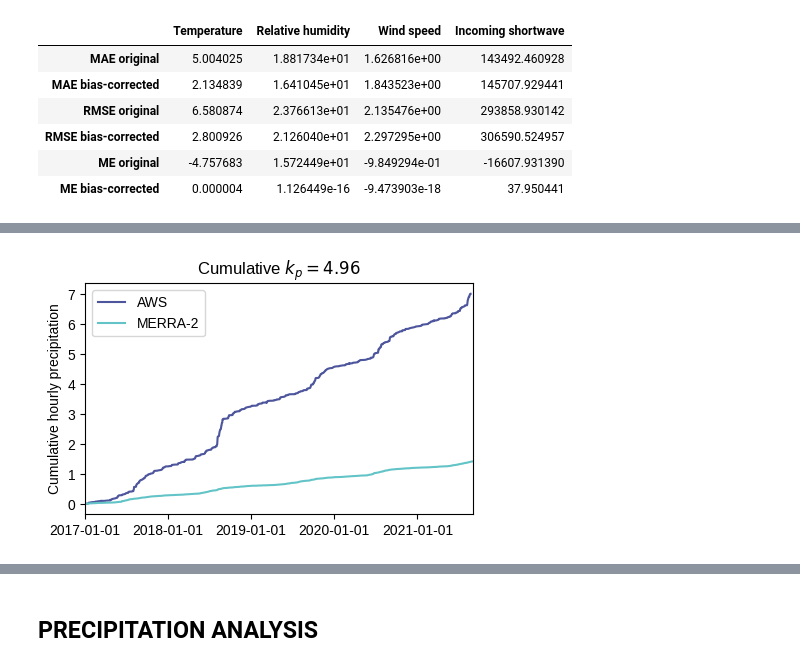
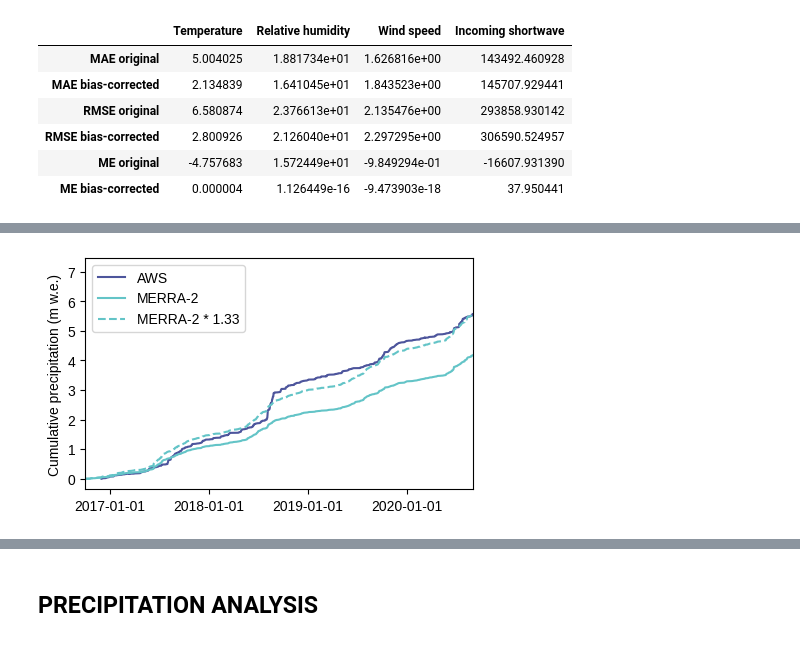
Before and after one commit to clairevwilson/PEBSI, a Jupyter notebook: figs_climate.ipynb, the cells around one changed output, grey strips where cells are left out. Drawn from its saved outputs; the diff is of its cells as text; code cells hidden in the pictures.

Commit message:
figure edits

```diff
--- a/figs_climate.ipynb
+++ b/figs_climate.ipynb
@@ -619,9 +646,9 @@ df
 | ME original | -4.757683 | 1.572449e+01 | -9.849294e-01 | -16607.931390 |
 | ME bias-corrected | 0.000004 | 1.126449e-16 | -9.473903e-18 | 37.950441 |
 # %%
-ds = xr.open_dataarray(fn_MERRA.replace('VAR','PRECTOTCORR')).sel(lat=lat,lon=lon)
+ds = xr.open_dataarray(fn_MERRA.replace('VAR','PRECTOTCORR')).sel(lat=lat,lon=lon)*3600 / 1000
 df = pd.read_csv(fn_nunatak,index_col='UTC_time', parse_dates=True)[['Precip_Weighing_Incremental', 'Precip_Disdrometer_Incremental']].astype(float)
-df = df.loc[pd.to_datetime('2017-01-01'):pd.to_datetime('2021-09-01')]
+df = df.loc[pd.to_datetime('2016-10-01'):pd.to_datetime('2021-10-01')]
 # nunatak['Precip_Weighing_Incremental'] = nunatak['Precip_Weighing_Incremental'].fillna(nunatak['Precip_Disdrometer_Incremental'] * 1.48)
 # df.fillna({'Precip_Weighing_Incremental':df['Precip_Disdrometer_Incremental']*1.48},inplace=True)
 print(df.index + pd.Timedelta(minutes=30))
@@ -636,21 +663,27 @@ ds = ds*(1+0.000130*(1725-1232))
 ds = ds.sel(time=df.index + pd.Timedelta(minutes=30))
 
 fig, (ax1) = plt.subplots(figsize=(5, 3))
+years = df['Precip_Weighing_Incremental'].resample('YS-OCT').sum().index
 ax1.plot(df.index, df['Precip_Weighing_Incremental'].cumsum() / 1000, c='#4D559C', label='AWS')
-ax1.plot(df.index, ds.cumsum().values, label='MERRA-2',c='#63c4c7')
-ax1.set_ylabel('Cumulative hourly precipitation')
-ax1.set_xlim(pd.to_datetime('2017-01-01'), pd.to_datetime('2021-09-01'))
-kp = df['Precip_Weighing_Incremental'].sum() / 1000 / ds.sum()
+
+kp = df['Precip_Weighing_Incremental'].sum() / ds.sum().values / 1000
+
+ax1.plot(ds.time, ds.cumsum().values, label='MERRA-2',c='#63c4c7')
+ax1.plot(ds.time, ds.cumsum().values*kp, label=f'MERRA-2 * {kp:.2f}',linestyle='--', c='#63c4c7')
+
+ax1.set_ylabel('Cumulative precipitation (m w.e.)')
+ax1.set_xlim(pd.to_datetime('2016-10-01'), pd.to_datetime('2021-09-01'))
+kp = df['Precip_Weighing_Incremental'].sum() / ds.sum() / 1000
 
 ax1.legend()
-ax1.set_title(f'Cumulative $k_p={kp:.2f}$')
 # ax1.xaxis.set_major_formatter(mpl.dates.DateFormatter('%Y '))
-ax1.set_xticks(pd.date_range('2017-01-01','2021-09-01',freq='YS'))
+ax1.set_xticks(pd.date_range('2016-10-01','2020-09-01',freq='YS'))
+ax1.set_xlim(pd.to_datetime('2016-10-01'),pd.to_datetime('2020-09-01'))
 
 # kp = np.cumsum(df['Precip_Weighing_Incremental'].values) / 1000 / np.cumsum(ds.values)
 # kp[kp > 100] = np.nan
 # kp[kp < 0] = np.nan
 print(kp)
 # ax2.plot(df.index, kp)
-plt.savefig('/trace/group/rounce/cvwilson/Output/FigR2.png')
+plt.savefig('/trace/group/rounce/cvwilson/Output/FigR2.png', bbox_inches='tight', dpi=300)
 # %% [output]
@@ -671,4 +704,4 @@ array(4.95804538)
 Coordinates:
     lat      float64 8B 63.5
     lon      float64 8B -145.6
-[figure, old version]
+[figure, new version]
```
Also changed, not shown: parts of 3 cells of this notebook, 4 other files.
